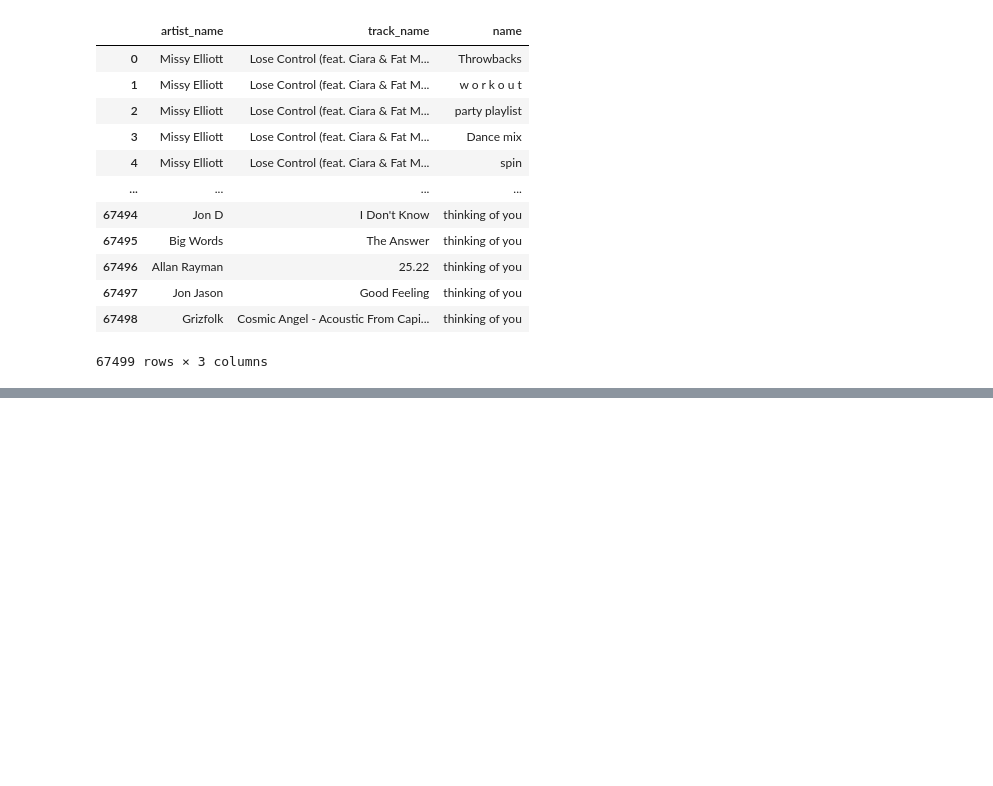
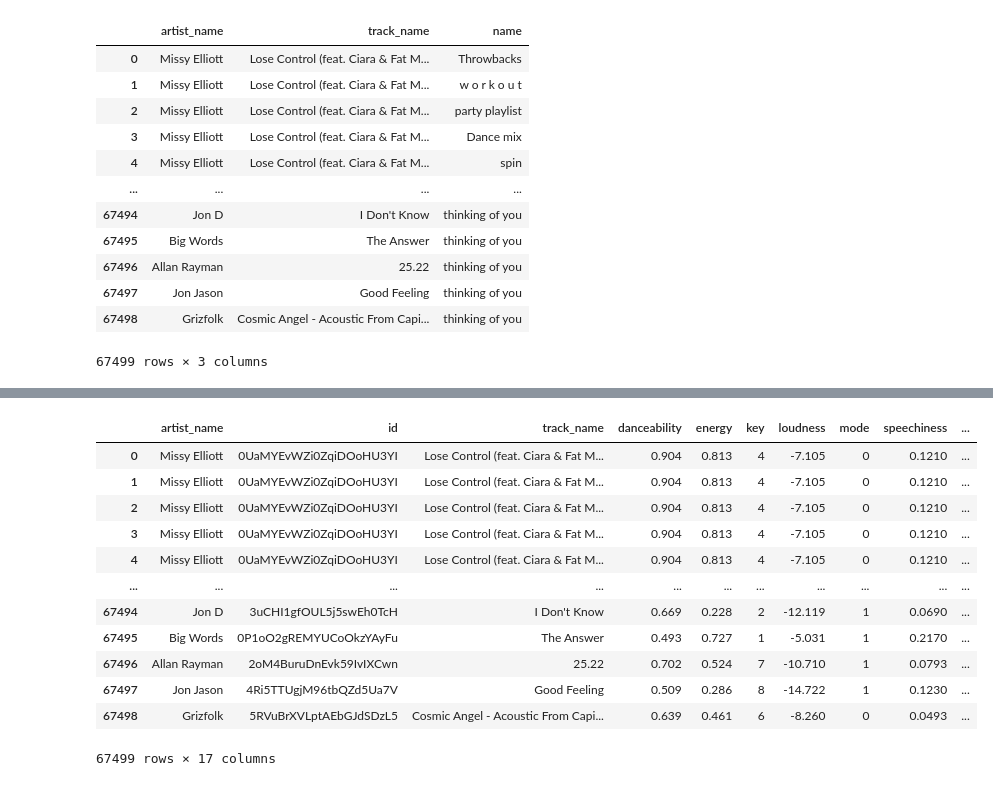
Before and after one commit to Sumith-Pevekar/MusicRecoEngine, a Jupyter notebook: MusicRecoEngine.ipynb, the cells around one changed output, grey strips where cells are left out. Cells and saved outputs as stored; diff of their text form; code cells hidden in the pictures; blank space fills up the shorter version.

```diff
--- a/MusicRecoEngine.ipynb
+++ b/MusicRecoEngine.ipynb
@@ -58,0 +75,18 @@ Are all songs unique:  False
+# %%
+songs=data[['artist_name','id','track_name','danceability', 'energy', 'key', 'loudness', 'mode','speechiness', 'acousticness', 'instrumentalness', 'liveness', 'valence', 'tempo', "artist_pop", "genres", "track_pop"]]
+# %%
+songs
+# %% [output]
+|  | artist_name | id | track_name | danceability | energy | key | loudness | mode | speechiness | ... |
+| 0 | Missy Elliott | 0UaMYEvWZi0ZqiDOoHU3YI | Lose Control (feat. Ciara & Fat M... | 0.904 | 0.813 | 4 | -7.105 | 0 | 0.1210 | ... |
+| 1 | Missy Elliott | 0UaMYEvWZi0ZqiDOoHU3YI | Lose Control (feat. Ciara & Fat M... | 0.904 | 0.813 | 4 | -7.105 | 0 | 0.1210 | ... |
+| 2 | Missy Elliott | 0UaMYEvWZi0ZqiDOoHU3YI | Lose Control (feat. Ciara & Fat M... | 0.904 | 0.813 | 4 | -7.105 | 0 | 0.1210 | ... |
+| 3 | Missy Elliott | 0UaMYEvWZi0ZqiDOoHU3YI | Lose Control (feat. Ciara & Fat M... | 0.904 | 0.813 | 4 | -7.105 | 0 | 0.1210 | ... |
+| 4 | Missy Elliott | 0UaMYEvWZi0ZqiDOoHU3YI | Lose Control (feat. Ciara & Fat M... | 0.904 | 0.813 | 4 | -7.105 | 0 | 0.1210 | ... |
+| ... | ... | ... | ... | ... | ... | ... | ... | ... | ... | ... |
+| 67494 | Jon D | 3uCHI1gfOUL5j5swEh0TcH | I Don't Know | 0.669 | 0.228 | 2 | -12.119 | 1 | 0.0690 | ... |
+| 67495 | Big Words | 0P1oO2gREMYUCoOkzYAyFu | The Answer | 0.493 | 0.727 | 1 | -5.031 | 1 | 0.2170 | ... |
+| 67496 | Allan Rayman | 2oM4BuruDnEvk59IvIXCwn | 25.22 | 0.702 | 0.524 | 7 | -10.710 | 1 | 0.0793 | ... |
+| 67497 | Jon Jason | 4Ri5TTUgjM96tbQZd5Ua7V | Good Feeling | 0.509 | 0.286 | 8 | -14.722 | 1 | 0.1230 | ... |
+| 67498 | Grizfolk | 5RVuBrXVLptAEbGJdSDzL5 | Cosmic Angel - Acoustic From Capi... | 0.639 | 0.461 | 6 | -8.260 | 0 | 0.0493 | ... |
+67499 rows × 17 columns
```
Also changed, not shown: parts of 4 cells of this notebook.
